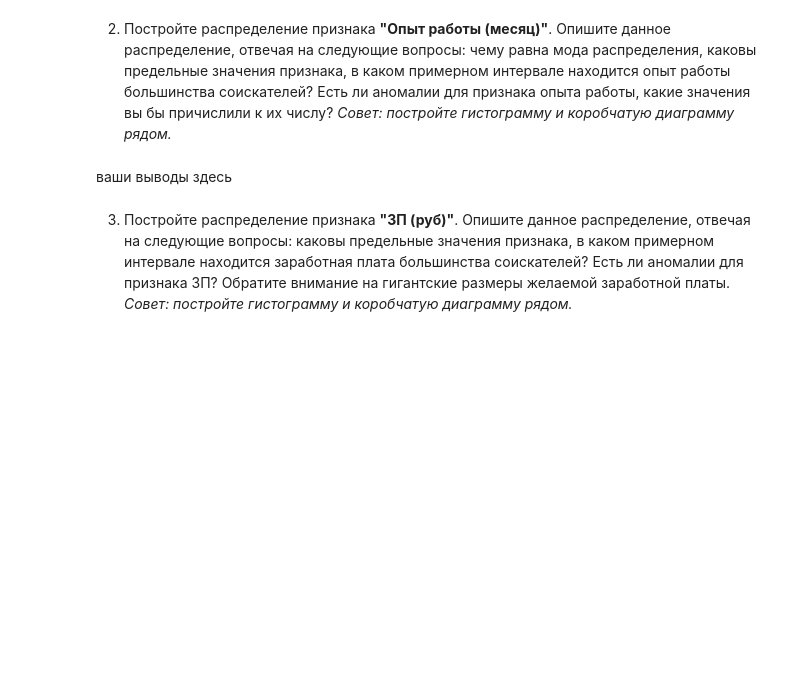
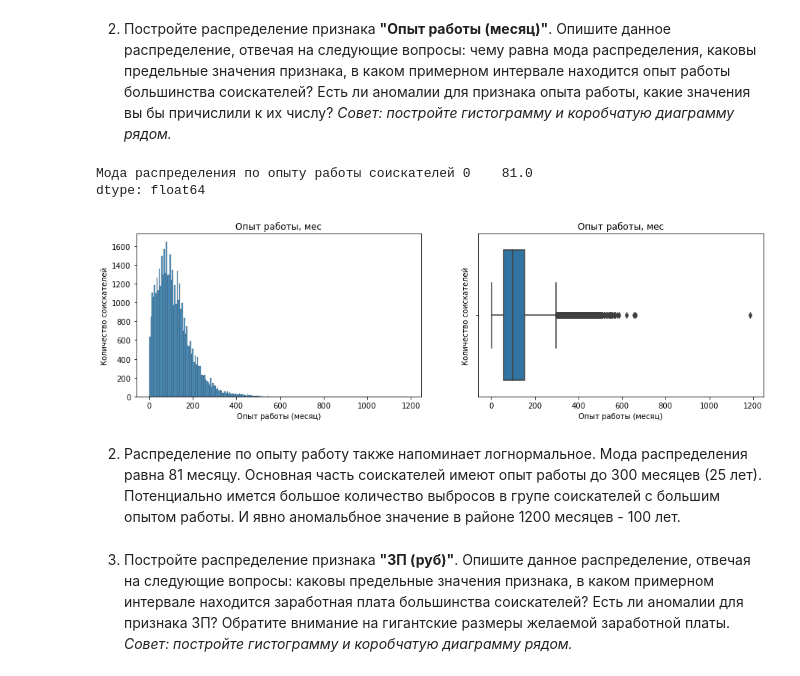
Before and after one commit to Motoborg/Project_1, a Jupyter notebook: ДДВ_Project 1.ipynb, the cells around one changed output. Saved outputs shown, nothing was run; the diff lists cells and outputs as text; code cells hidden in the pictures; blank space fills up the shorter version.

```diff
--- a/ДДВ_Project 1.ipynb
+++ b/ДДВ_Project 1.ipynb
@@ -283,9 +425,23 @@ database_hh = database_hh.drop("Опыт работы", axis = 1)
 2. Постройте распределение признака **"Опыт работы (месяц)"**. Опишите данное распределение, отвечая на следующие вопросы: чему равна мода распределения, каковы предельные значения признака, в каком примерном интервале находится опыт работы большинства соискателей? Есть ли аномалии для признака опыта работы, какие значения вы бы причислили к их числу?
 *Совет: постройте гистограмму и коробчатую диаграмму рядом.*
 # %%
-# ваш код здесь
+fig_age, axes = plt.subplots(nrows=1, ncols=2, figsize=(15, 4))
+histplot = sns.histplot(data=database_hh, x='Опыт работы (месяц)', ax=axes[0]);
+histplot.set_title('Опыт работы, мес');
+histplot.set_ylabel ('Количество соискателей');
+
+boxplot = sns.boxplot(data=database_hh, x='Опыт работы (месяц)', ax=axes[1]);
+boxplot.set_title('Опыт работы, мес');
+boxplot.set_ylabel('Количество соискателей');
+
+print('Мода распределения по опыту работы соискателей', database_hh['Опыт работы (месяц)'].mode())
+# %% [output]
+Мода распределения по опыту работы соискателей 0    81.0
+dtype: float64
+[figure, added]
 # %% [markdown]
-ваши выводы здесь
+2. Распределение по опыту работу также напоминает логнормальное. Мода распределения равна 81 месяцу. Основная часть соискателей имеют опыт работы до 300 месяцев (25 лет).
+Потенциально имется большое количество выбросов в групе соискателей с большим опытом работы. И явно аномальбное значение в районе 1200 месяцев - 100 лет.
 # %% [markdown]
 3. Постройте распределение признака **"ЗП (руб)"**. Опишите данное распределение, отвечая на следующие вопросы: каковы предельные значения признака, в каком примерном интервале находится заработная плата большинства соискателей? Есть ли аномалии для признака ЗП? Обратите внимание на гигантские размеры желаемой заработной платы.
 *Совет: постройте гистограмму и коробчатую диаграмму рядом.*
```
Also changed, not shown: parts of 29 cells of this notebook, 1 other file.
